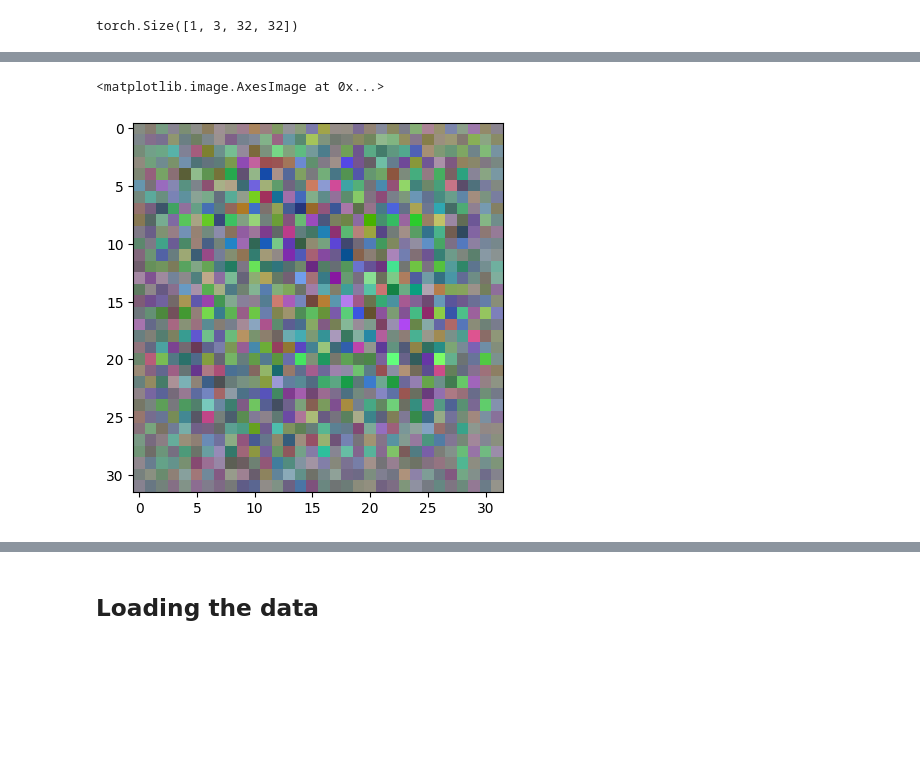
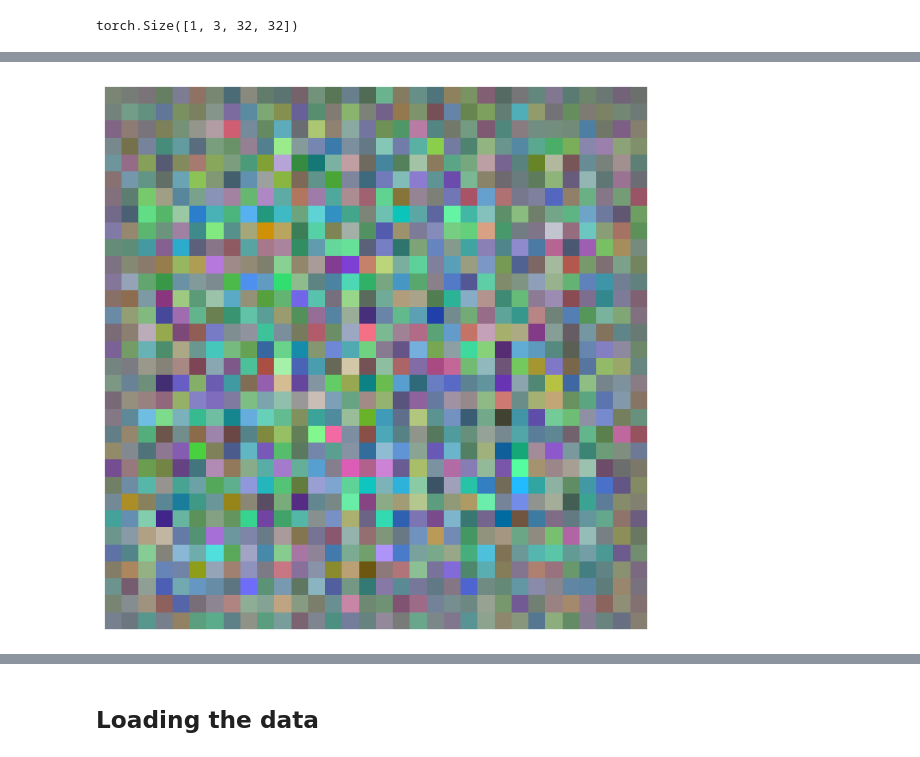
Before and after one commit to my-alaska/Image-Recognition, a Jupyter notebook: GANs/generative_adversarial_networks.ipynb, the cells around one changed output, grey strips where cells are left out. Cells and saved outputs as stored; diff of their text form; code cells hidden in the pictures; blank space fills up the shorter version.

```diff
--- a/GANs/generative_adversarial_networks.ipynb
+++ b/GANs/generative_adversarial_networks.ipynb
@@ -93,12 +110,7 @@ scale_and_display(torch.clone(forwarded_random_image).cpu())
-# %%
-img = forwarded_random_image.cpu().permute(0, 2, 3, 1).squeeze().detach().numpy()
-maximum = img.max()
-minimum = img.min()
-scaled_image = (img - minimum) / (maximum - minimum)
-plt.imshow(scaled_image)
-# %% [output]
-<matplotlib.image.AxesImage at 0x...>
-[figure, removed]
+# %%
+scale_and_display(forwarded_random_image, True)
+# %% [output]
+[figure, added]
 # %%
 # Let's ensure that the Discriminator doesn't throw any obvious errors
 discriminator = Discriminator().to(device)
```
Also changed, not shown: parts of 22 cells of this notebook, 1 other file.
